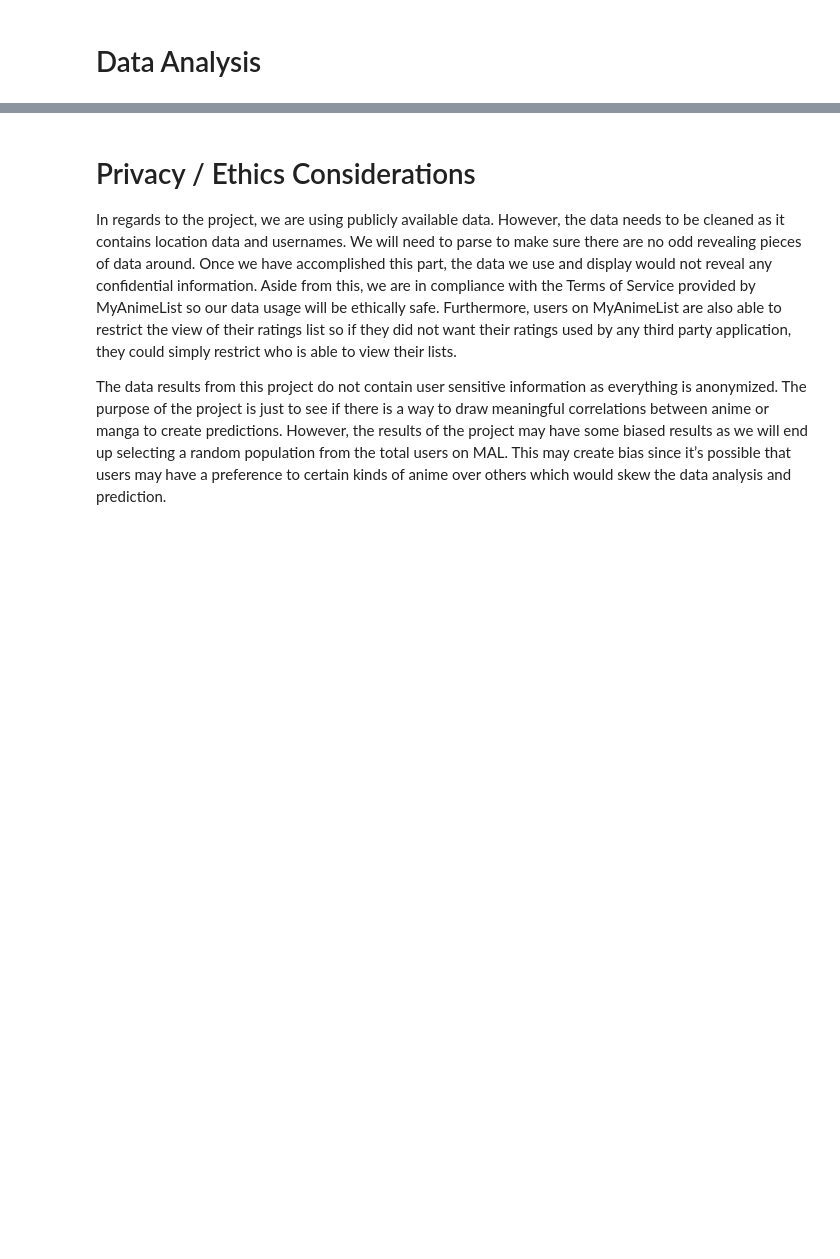
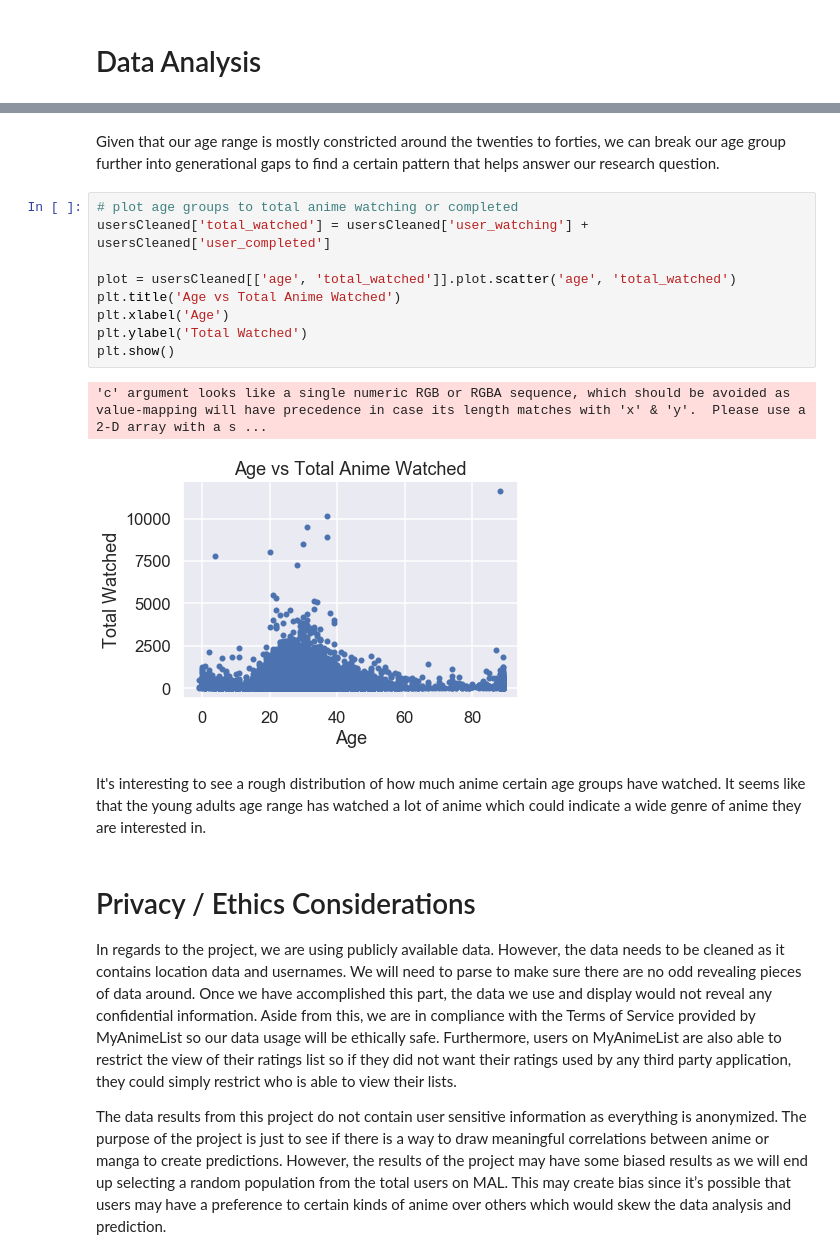
Before and after one commit to Dhandal/COGS108ProjectFinal, a Jupyter notebook: FinalProject.ipynb, the cells around one changed output, grey strips where cells are left out. Saved outputs shown, nothing was run; the diff lists cells and outputs as text; blank space fills up the shorter version.

```diff
--- a/FinalProject.ipynb
+++ b/FinalProject.ipynb
@@ -40,3 +104,19 @@ https://jikan.moe/ - This API can be used to interface with MAL’s website to g
+# %% [markdown]
+Given that our age range is mostly constricted around the twenties to forties, we can break our age group further into generational gaps to find a certain pattern that helps answer our research question.
+# %%
+# plot age groups to total anime watching or completed
+usersCleaned['total_watched'] = usersCleaned['user_watching'] + usersCleaned['user_completed']
+
+plot = usersCleaned[['age', 'total_watched']].plot.scatter('age', 'total_watched')
+plt.title('Age vs Total Anime Watched')
+plt.xlabel('Age')
+plt.ylabel('Total Watched')
+plt.show()
+# %% [output]
+'c' argument looks like a single numeric RGB or RGBA sequence, which should be avoided as value-mapping will have precedence in case its length matches with 'x' & 'y'.  Please use a 2-D array with a s ...
+[figure, added]
+# %% [markdown]
+It's interesting to see a rough distribution of how much anime certain age groups have watched. It seems like that the young adults age range has watched a lot of anime which could indicate a wide genre of anime they are interested in.
 # %% [markdown]
 # Privacy / Ethics Considerations
 
```
Also changed, not shown: parts of 9 cells of this notebook.
